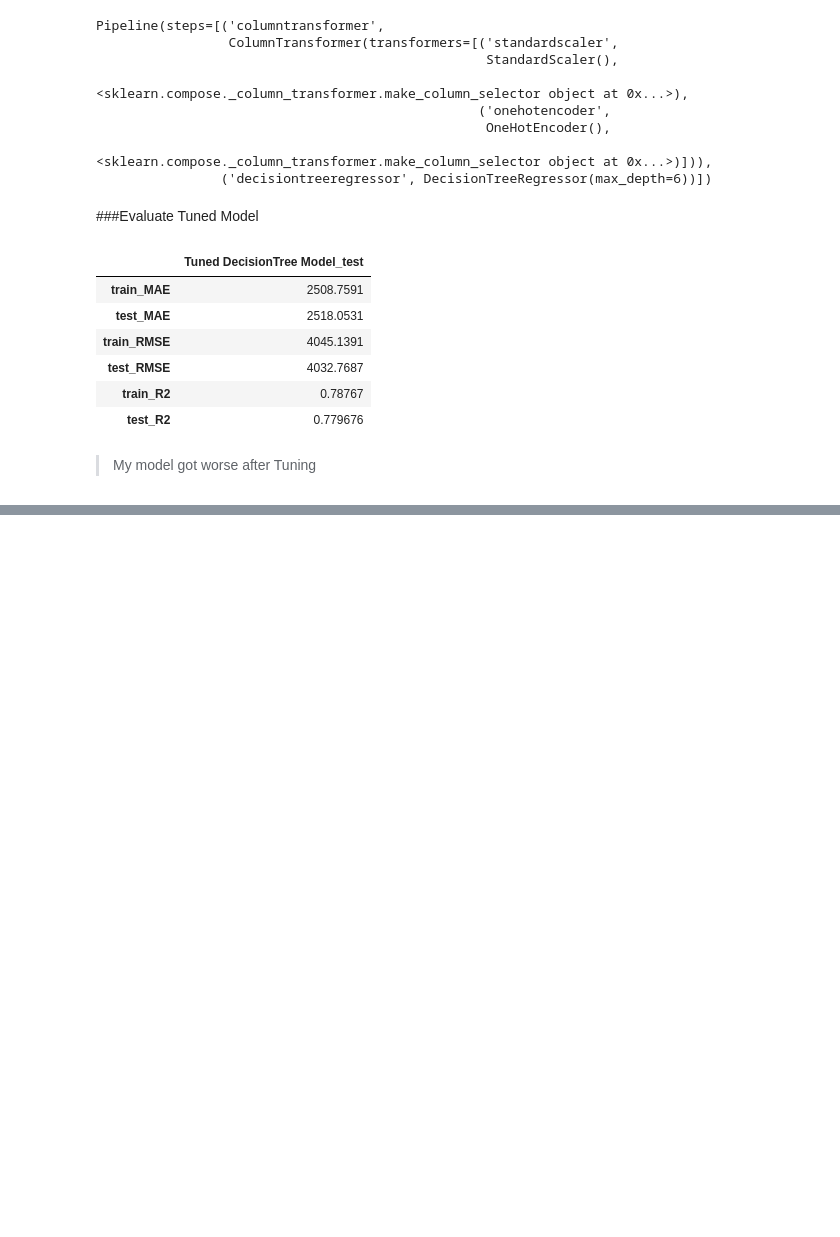
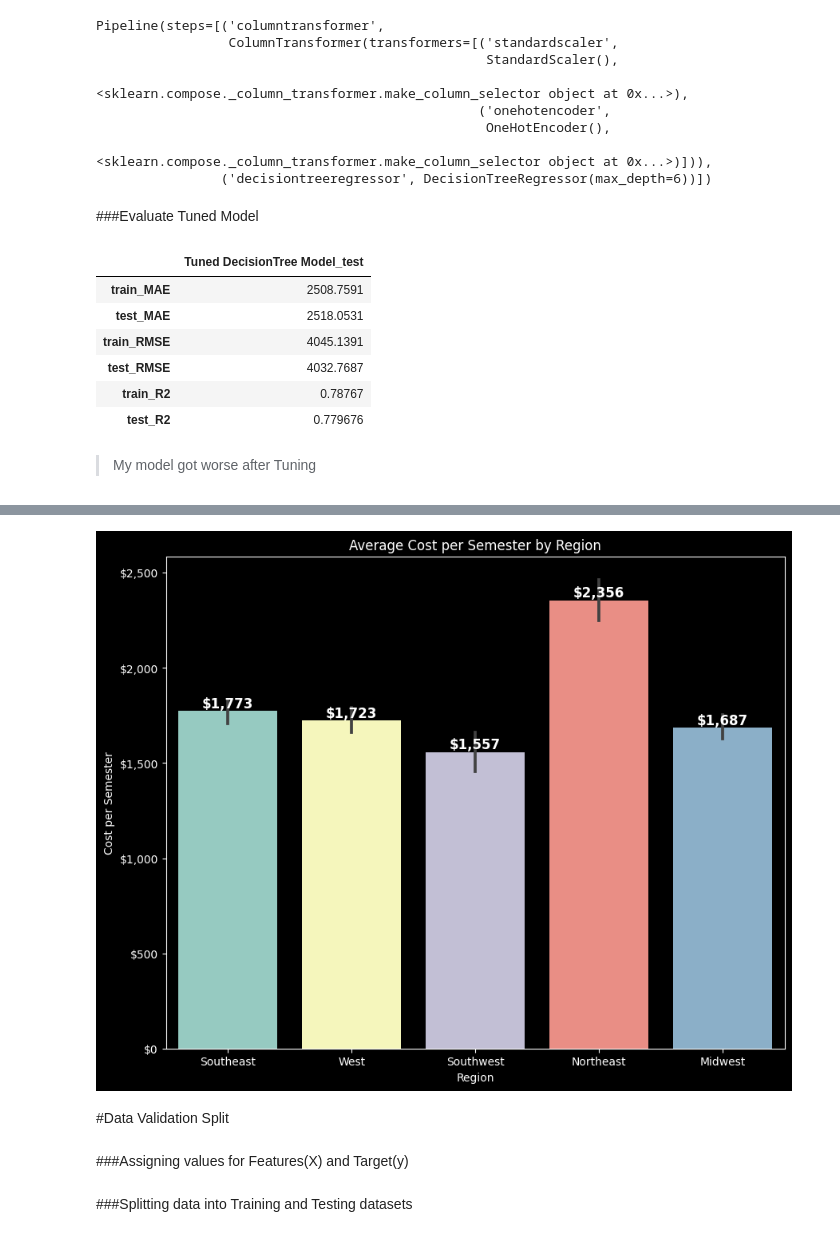
Before and after one commit to daisy-rivera/Cost-of-Undergraduate-Tuition, a Jupyter notebook: Cost_of_Undergraduate_Tuition.ipynb, the cells around one changed output, grey strips where cells are left out. Saved outputs shown, nothing was run; the diff lists cells and outputs as text; code cells hidden in the pictures; blank space fills up the shorter version.

```diff
--- a/Cost_of_Undergraduate_Tuition.ipynb
+++ b/Cost_of_Undergraduate_Tuition.ipynb
@@ -979,0 +1086,15 @@ This database does not include information regarding scholarships which can be a
+# %%
+fig, ax = plt.subplots(figsize=(10,8))
+ax = sns.barplot(data = mldf, x = 'Region', y = 'Cost_Semester')
+plt.bar_label(ax.containers[0], fmt='${:,.0f}',size=12, color='white', fontweight='bold')
+
+plt.title('Average Cost per Semester by Region')
+plt.ylabel('Cost per Semester')
+plt.xlabel('Region')
+ax.yaxis.set_major_formatter('${x:,.0f}');
+# %% [output]
+[figure, added]
+# %% [markdown]
+#Data Validation Split
+# %% [markdown]
+###Assigning values for Features(X) and Target(y)
@@ -979,0 +1105,2 @@ This database does not include information regarding scholarships which can be a
+# %% [markdown]
+###Splitting data into Training and Testing datasets
```
Also changed, not shown: parts of 100 cells of this notebook.
